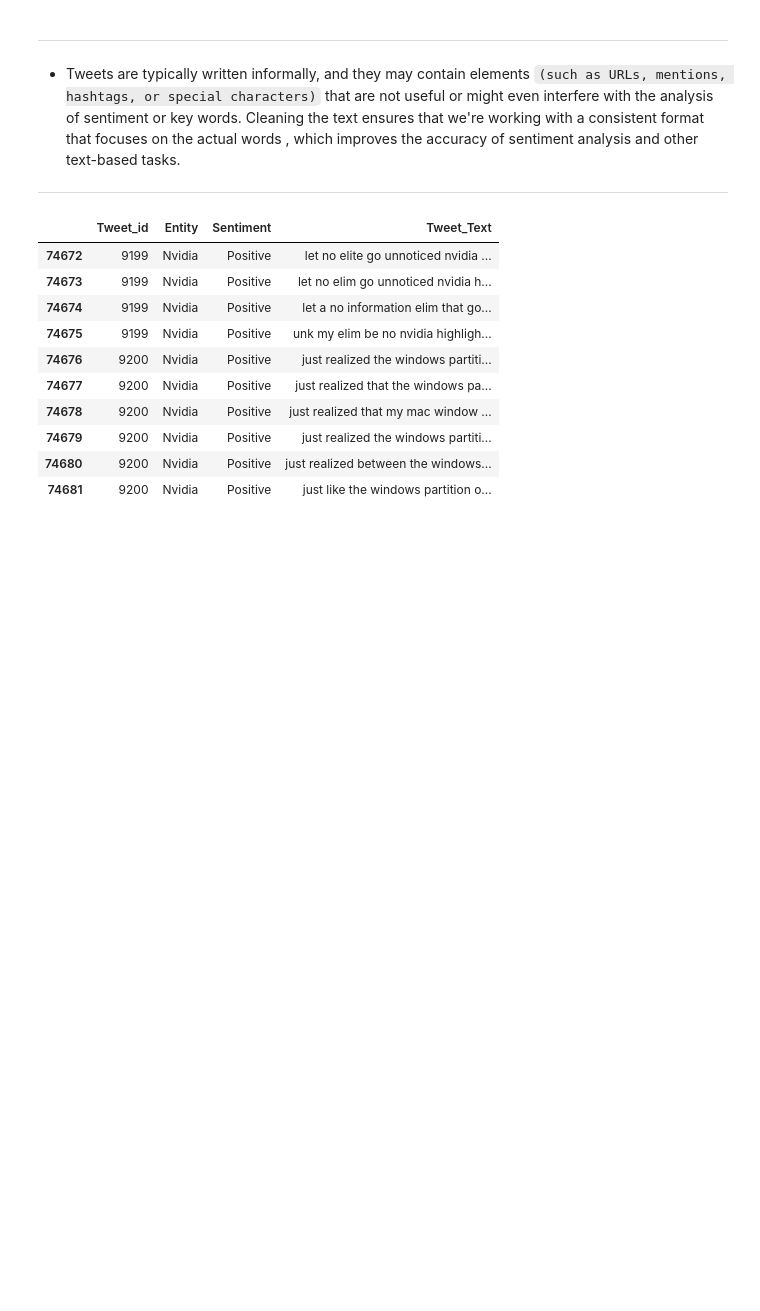
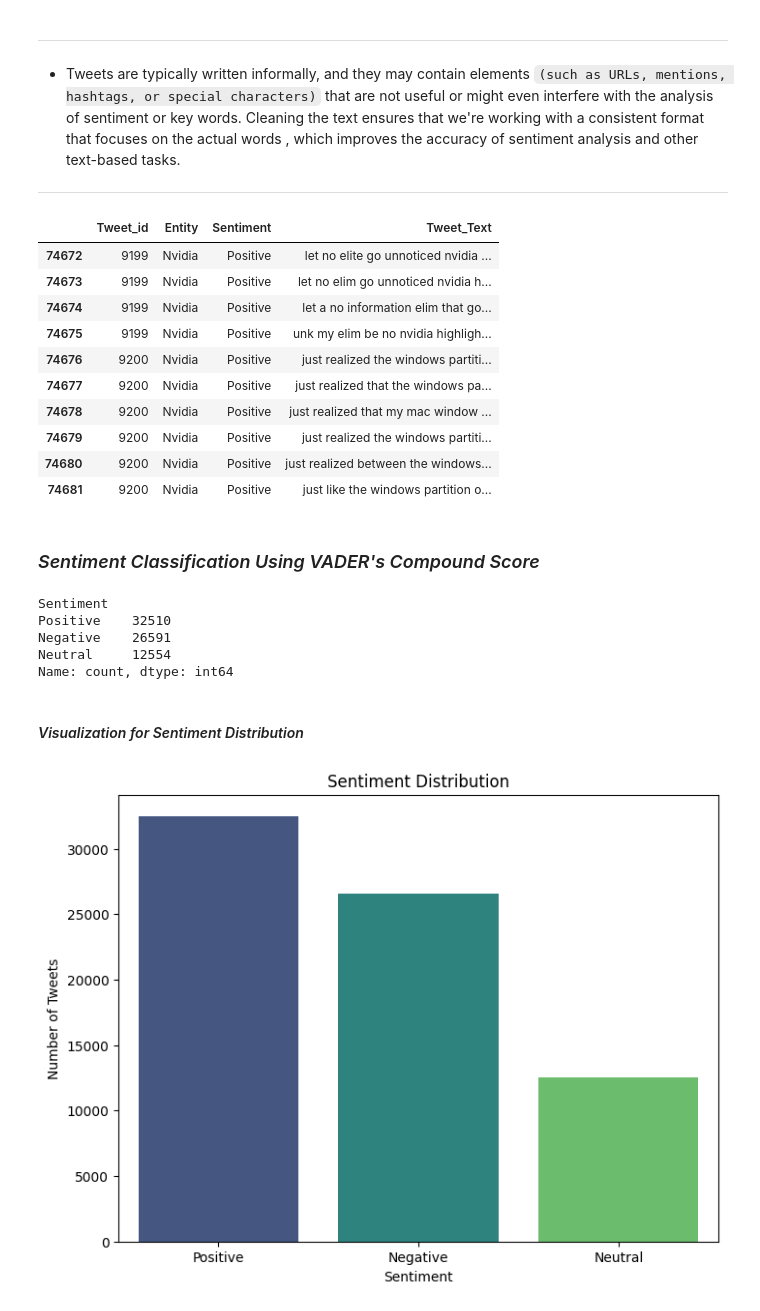
Before and after one commit to SnitTeshome/PRODIGY_DS_04, a Jupyter notebook: Task-04.ipynb, the cells around one changed output. Saved outputs shown, nothing was run; the diff lists cells and outputs as text; code cells hidden in the pictures; blank space fills up the shorter version.

```diff
--- a/Task-04.ipynb
+++ b/Task-04.ipynb
@@ -153,3 +162,51 @@ sentiment.tail(10)
 | 74679 | 9200 | Nvidia | Positive | just realized the windows partiti... |
 | 74680 | 9200 | Nvidia | Positive | just realized between the windows... |
 | 74681 | 9200 | Nvidia | Positive | just like the windows partition o... |
+# %% [markdown]
+### *Sentiment Classification Using VADER's Compound Score*
+# %%
+# Step 3: Sentiment Analysis using VADER
+# Initialize VADER sentiment analyzer
+analyzer = SentimentIntensityAnalyzer()
+
+# Function to classify sentiment
+def get_sentiment(text):
+    sentiment_score = analyzer.polarity_scores(text)['compound']
+    if sentiment_score >= 0.05:
+        return 'Positive'
+    elif sentiment_score <= -0.05:
+        return 'Negative'
+    else:
+        return 'Neutral'
+
+# Apply sentiment analysis to the cleaned tweet column
+sentiment['Sentiment'] = sentiment['Tweet_Text'].apply(get_sentiment)
+
+# Check the sentiment classification
+sentiment['Sentiment'].value_counts()
+# %% [output]
+Sentiment
+Positive    32510
+Negative    26591
+Neutral     12554
+Name: count, dtype: int64
+# %% [markdown]
+#### *Visualization for Sentiment Distribution*
+# %%
+# Calculate sentiment counts
+sentiment_counts = sentiment['Sentiment'].value_counts()
+
+# Convert the counts to a DataFrame for easier plotting with Seaborn
+sentiment_counts_df = sentiment_counts.reset_index()
+sentiment_counts_df.columns = ['Sentiment', 'Count']
+# %%
+# Plot the sentiment distribution using Seaborn
+plt.figure(figsize=(8, 6))
+sns.barplot(x='Sentiment', y='Count', data=sentiment_counts_df , palette='viridis')
+plt.title('Sentiment Distribution')
+plt.xlabel('Sentiment')
+plt.ylabel('Number of Tweets')
+plt.xticks(rotation=0)
+plt.show()
+# %% [output]
+[figure, added]
```
Also changed, not shown: parts of 5 cells of this notebook.
